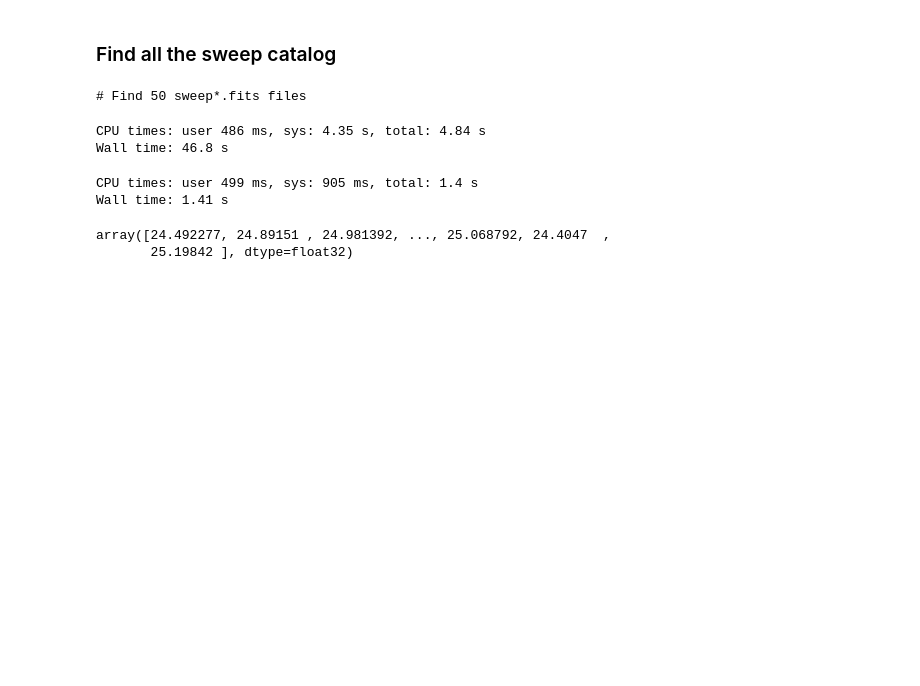
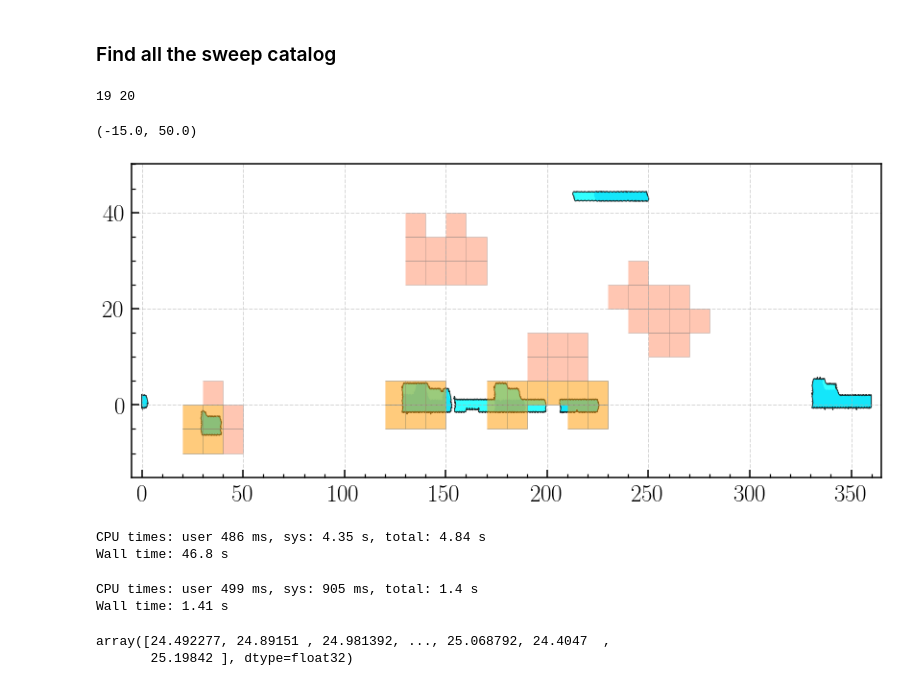
Before and after one commit to dr-guangtou/damascus, a Jupyter notebook: note/dr9sv/dr9sv_sweep_hsc_filter.ipynb, the cells around one changed output. Drawn from its saved outputs; the diff is of its cells as text; code cells hidden in the pictures; blank space fills up the shorter version.

Commit message:
Get the overlap Sweep catalog lists for DR8 and DR9SV

```diff
--- a/note/dr9sv/dr9sv_sweep_hsc_filter.ipynb
+++ b/note/dr9sv/dr9sv_sweep_hsc_filter.ipynb
@@ -34,6 +66,12 @@ s19a_fdfc_mask = os.path.join(
 # %% [markdown]
 ### Find all the sweep catalog
-# %%
-sweep_list = io.find_files(sweep_dir, 'sweep*.fits')
-# %% [output]
-# Find 50 sweep*.fits files
+# %%
+s19a_fdfc_pkl = '../../damascus/data/hsc/s19a_fdfc_borders_poly.pkl'
+s18a_fdfc_pkl = '../../damascus/data/hsc/s18a_fdfc_borders_poly.pkl'
+
+sweep_s19a_overlap = get_overlapped_sweep(sweep_list, s19a_fdfc_pkl)
+sweep_s18a_overlap = get_overlapped_sweep(sweep_list, s18a_fdfc_pkl)
+
+print(len(sweep_s18a_overlap), len(sweep_s19a_overlap))
+# %% [output]
+19 20
@@ -40,3 +81,30 @@ sweep_list = io.find_files(sweep_dir, 'sweep*.fits')
+# %%
+s19a_poly = io.read_from_pickle('../../damascus/data/hsc/s19a_fdfc_poly.pkl')
+s18a_poly = io.read_from_pickle('../../damascus/data/hsc/s18a_fdfc_poly.pkl')
+
+s18a_polygons = [Polygon(s18a_poly[idx + 1], closed=False) for idx in np.arange(len(s18a_poly))]
+s19a_polygons = [Polygon(s19a_poly[idx + 1], closed=False) for idx in np.arange(len(s19a_poly))]
+
+sweep_boxes = [sweep.sweep_to_box(name) for name in sweep_list]
+sweep_polygons = [Polygon(box, closed=False) for box in sweep_boxes]
+
+overlap_boxes = [sweep.sweep_to_box(name) for name in sweep_s19a_overlap]
+overlap_polygons = [Polygon(box, closed=False) for box in overlap_boxes]
+
+#
+fig, ax = plt.subplots(figsize=(14, 6))
+
+ax.add_collection(PatchCollection(s18a_polygons, facecolor='royalblue', edgecolor='none', alpha=0.8))
+ax.add_collection(PatchCollection(s19a_polygons, facecolor='cyan', edgecolor='k', alpha=0.8))
+
+ax.add_collection(PatchCollection(sweep_polygons, edgecolor='gray', facecolor='orangered', alpha=0.3))
+ax.add_collection(PatchCollection(overlap_polygons, edgecolor='gray', facecolor='gold', alpha=0.3))
+
+ax.set_xlim(-5, 365)
+ax.set_ylim(-15, 50)
+# %% [output]
+(-15.0, 50.0)
+[figure, added]
 # %%
 %time sweep_test = Table.read(sweep_list[3])
 # %% [output]
```
Also changed, not shown: parts of 7 cells of this notebook, 2 other files.
